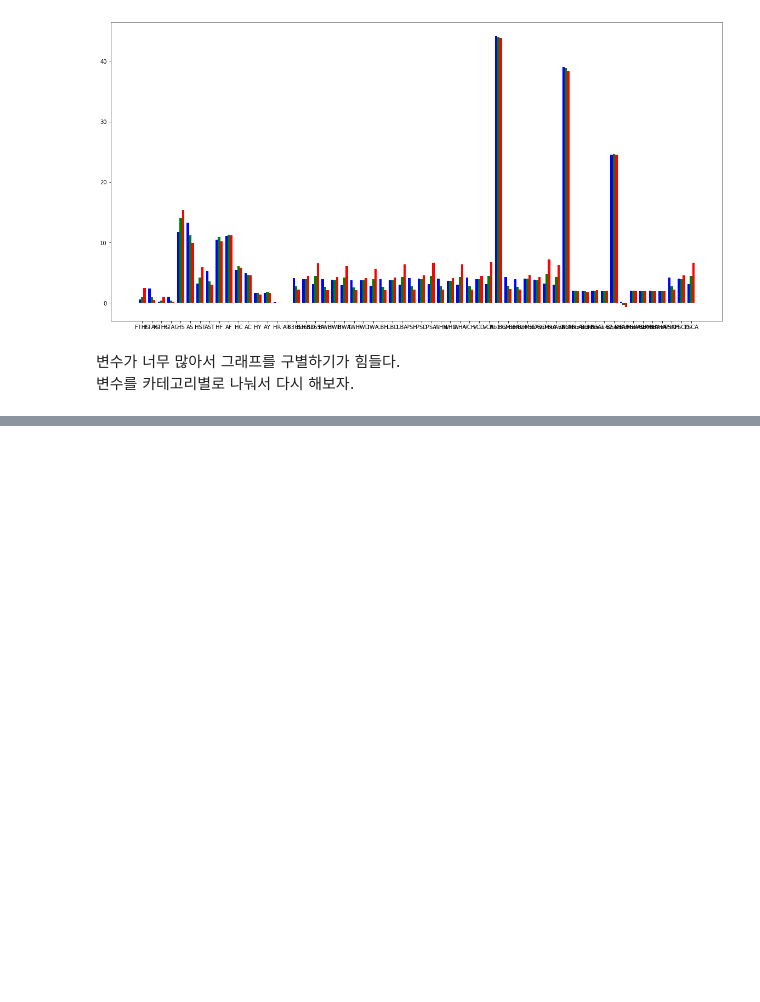
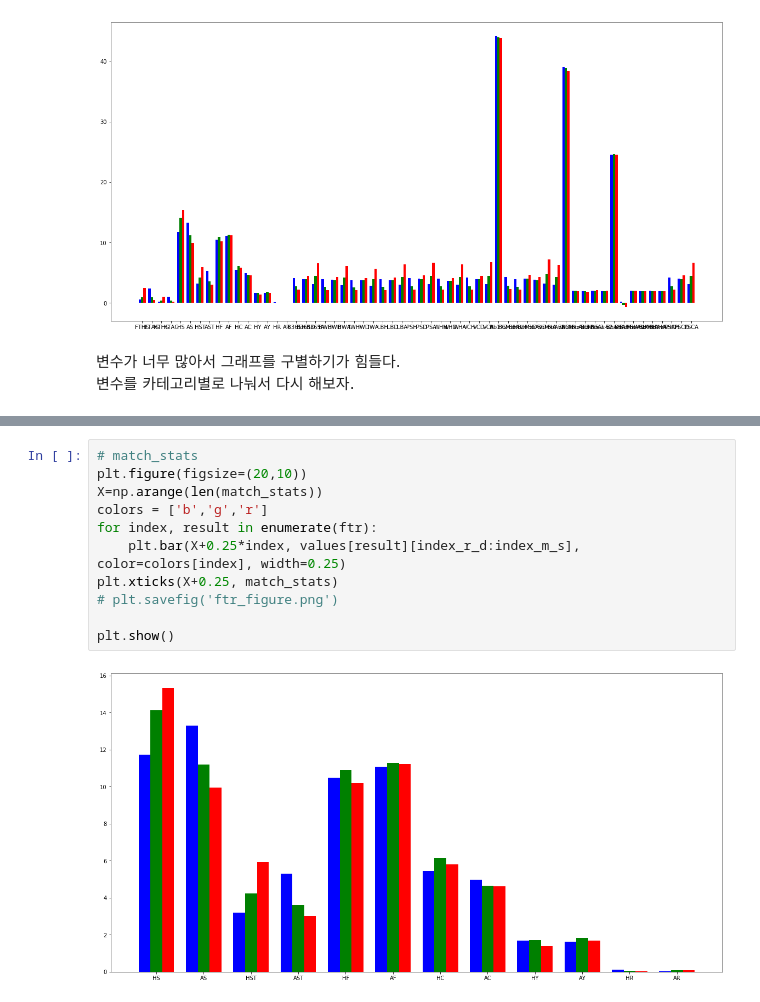
Before and after one commit to sunghoonhong/foot-ball-analysis, a Jupyter notebook: test.ipynb, the cells around one changed output, grey strips where cells are left out. Drawn from its saved outputs; the diff is of its cells as text; blank space fills up the shorter version.

```diff
--- a/test.ipynb
+++ b/test.ipynb
@@ -116,0 +154,13 @@ plt.show()
+# %%
+# match_stats
+plt.figure(figsize=(20,10))
+X=np.arange(len(match_stats))
+colors = ['b','g','r']
+for index, result in enumerate(ftr):
+    plt.bar(X+0.25*index, values[result][index_r_d:index_m_s], color=colors[index], width=0.25)
+plt.xticks(X+0.25, match_stats)
+# plt.savefig('ftr_figure.png')
+
+plt.show()
+# %% [output]
+[figure, added]
```
Also changed, not shown: parts of 12 cells of this notebook.
